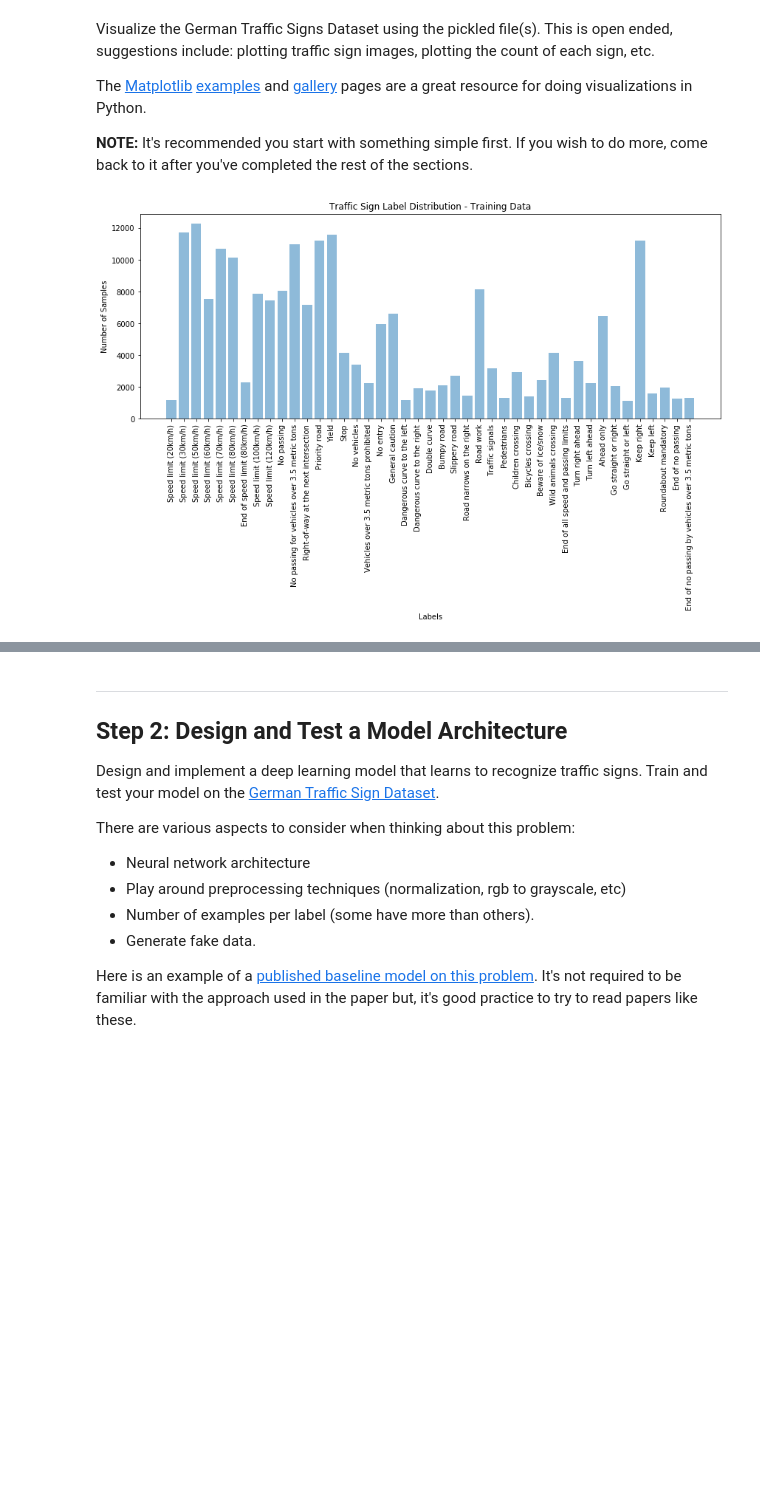
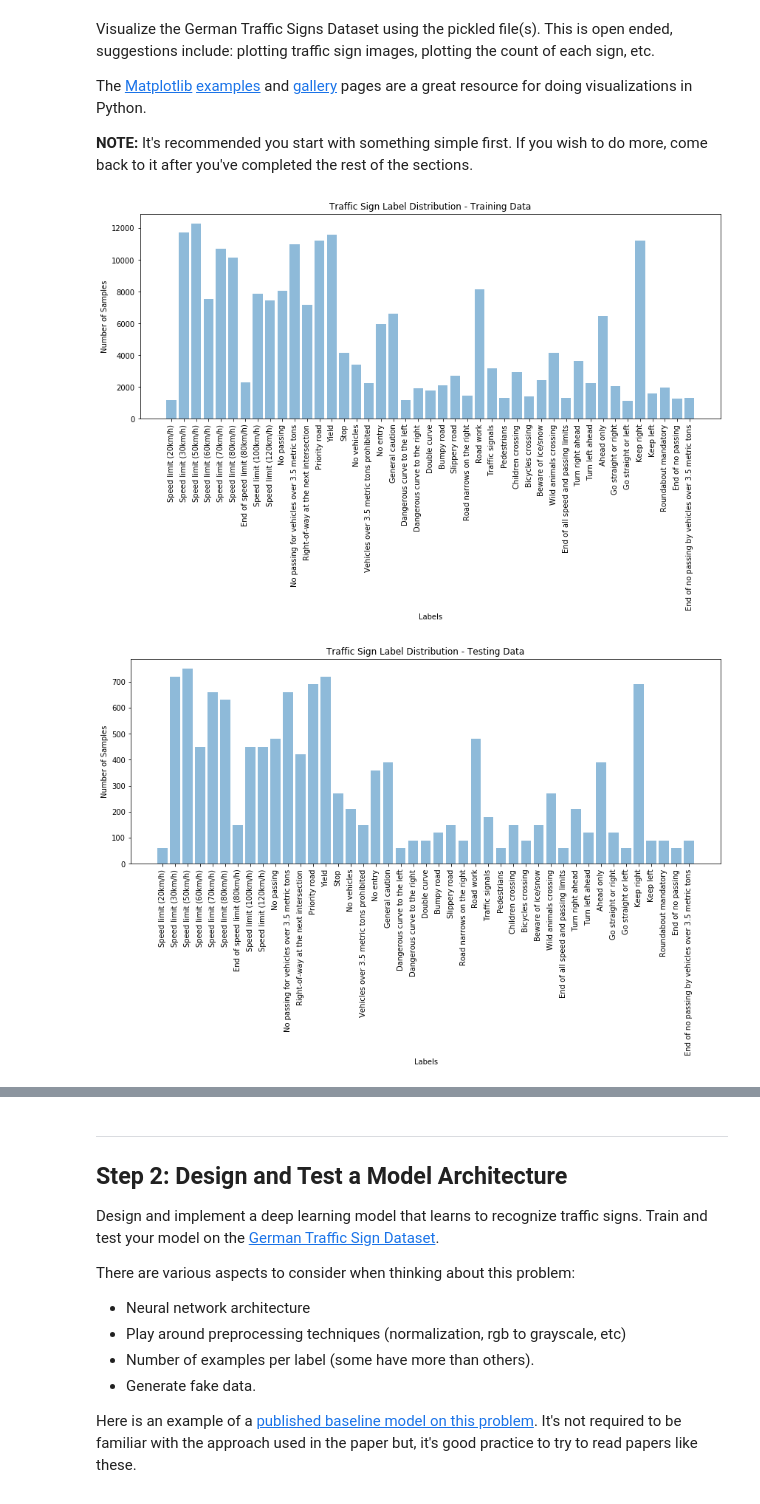
Before and after one commit to lixinso/CarND-Traffic-Sign-Classifier-Project, a Jupyter notebook: Traffic_Sign_Classifier.ipynb, the cells around one changed output, grey strips where cells are left out. Drawn from its saved outputs; the diff is of its cells as text; code cells hidden in the pictures; blank space fills up the shorter version.

Commit message:
plot testing data as well

```diff
--- a/Traffic_Sign_Classifier.ipynb
+++ b/Traffic_Sign_Classifier.ipynb
@@ -198,28 +198,33 @@ The [Matplotlib](http://matplotlib.org/) [examples](http://matplotlib.org/exampl
 # %%
 signnames = pd.read_csv('signnames.csv')
 
-class_arr= []
-samples_arr=[]
+def plot_label_distribution(y_tvt, title):
 
-for class_n in range(n_classes):
-    class_indices = np.where(y_train == class_n)
-    n_samples = len(class_indices[0])
-    class_arr.append(class_n)
-    samples_arr.append(n_samples)
+    class_arr= []
+    samples_arr=[]
 
+    for class_n in range(n_classes):
+        class_indices = np.where(y_tvt == class_n)
+        n_samples = len(class_indices[0])
+        class_arr.append(class_n)
+        samples_arr.append(n_samples)
 
-fig = plt.figure(figsize = (12, 8))
-ax = plt.subplot(111)
-plt.bar( class_arr, samples_arr,align='center', alpha=0.5)
-ax.set_xticks(np.arange(n_classes))
-ax.set_xticklabels(signnames.SignName.values, rotation = 'vertical')
-plt.ylabel('Number of Samples')
-plt.xlabel('Labels')
-plt.tight_layout()
-plt.title('Traffic Sign Label Distribution - Training Data')
-plt.show()
+    fig = plt.figure(figsize = (12, 8))
+    ax = plt.subplot(111)
+    plt.bar( class_arr, samples_arr,align='center', alpha=0.5)
+    ax.set_xticks(np.arange(n_classes))
+    ax.set_xticklabels(signnames.SignName.values, rotation = 'vertical')
+    plt.ylabel('Number of Samples')
+    plt.xlabel('Labels')
+    plt.tight_layout()
+    plt.title("Traffic Sign Label Distribution - " + title + " Data")
+    plt.show()
+
+plot_label_distribution(y_train, "Training")
+plot_label_distribution(y_test, "Testing")
 # %% [output]
 [figure]
+[figure, added]
 # %%
 ### Data exploration visualization goes here.
 ### Feel free to use as many code cells as needed.
```
Also changed, not shown: parts of 15 cells of this notebook.
